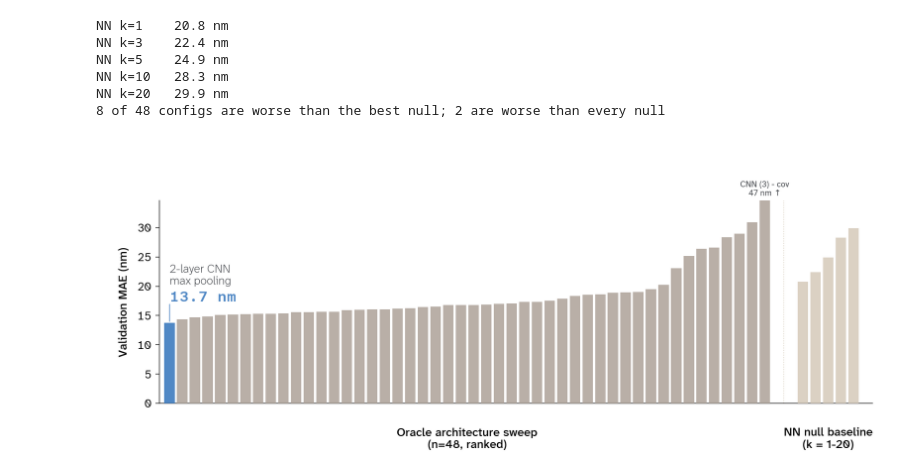
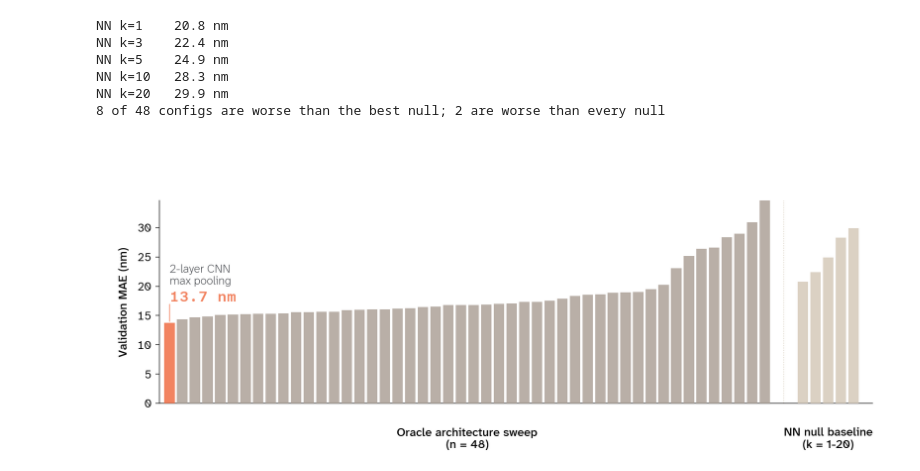
Before and after one commit to Arcadia-Science/FPguide, a Jupyter notebook: esm2_design/visualization.ipynb, the cells around one changed output. Drawn from its saved outputs; the diff is of its cells as text; code cells hidden in the pictures.

Commit message:
in silico design visualization update

```diff
--- a/esm2_design/visualization.ipynb
+++ b/esm2_design/visualization.ipynb
@@ -569,0 +678,17 @@ what* is meaningful, not how far apart groups sit.
+# %%
+dual = pd.read_csv(f"{CURATED}/dual_splits.csv").sort_values("index").reset_index(drop=True)
+# dual_splits.csv and peaks_assignments.csv are both built off the same curated index, so a
+# straight row check is enough to confirm dual lines up with curated (and so with x, y, ex, em).
+assert len(dual) == len(curated), "dual_splits.csv should cover exactly the curated set"
+assert (dual.name.to_numpy() == curated.name.to_numpy()).all(), "row order must match curated/x/y"
+
+ROLE_ORDER = ["train", "val", "test"]
+ctab = pd.crosstab(dual.surrogate_role, dual.oracle_role).reindex(
+    index=ROLE_ORDER, columns=ROLE_ORDER, fill_value=0)
+print(ctab)
+print()
+print("surrogate:", dual.surrogate_role.value_counts().reindex(ROLE_ORDER).to_dict())
+print("oracle:   ", dual.oracle_role.value_counts().reindex(ROLE_ORDER).to_dict())
+
+either_train = ((dual.surrogate_role == "train") | (dual.oracle_role == "train")).mean()
+print(f"\nat least one model trained on {either_train:.0%} of the 758 proteins")
@@ -757,7 +933,7 @@ print(f"{len(oracle_sweep)} configs | best {oracle_best['label']} at {oracle_bes
 48 configs | best CNN (2) - max at 13.7 nm val (12.1 nm test) | worst CNN (3) - cov at 47.3 nm
 # %%
 def oracle_nn_baseline(ks=K_SWEEP):
-    """Same embedding-NN null as Figure 3, on the oracle's ProstT5 cache and split."""
+    """Same embedding-NN null as Figure 5, on the oracle's ProstT5 cache and split."""
     peaks = np.load(f"{CURATED}/peaks.npy").astype(np.float32)
     H = np.load(f"{CURATED}/prostt5_residue_fp16.npy")
     Ls = np.load(f"{CURATED}/prostt5_residue_len.npy").astype(int)
@@ -790,18 +966,19 @@ NN k=10   28.3 nm
 NN k=20   29.9 nm
 8 of 48 configs are worse than the best null; 2 are worse than every null
 # %%
-# Same design as Figure 3: winner in HIGHLIGHT, everything else neutral, no legend, group labels
-# aligned under their own bars. One addition -- CNN (3) - cov is such a severe outlier (47 nm,
-# versus a 31 nm runner-up) that it would compress the other 47 bars into a sliver if the axis
-# stretched to fit it, so the axis is capped near the runner-up and that one bar is clipped and
-# labelled with its true value instead.
+# Same design as Figure 5, but the winner is called out in CONTRAST (orange) rather than
+# HIGHLIGHT, so the two sweep figures read as a pair with a distinct colour per model. CNN (3) -
+# cov is such a severe outlier (47 nm, versus a 31 nm runner-up) that it would compress the other
+# 47 bars into a sliver if the axis stretched to fit it, so the axis is capped near the runner-up
+# and that one bar is simply clipped -- still present in the chart, just cut off at the top, with
+# no callout text on it.
 oracle_ranked = oracle_sweep.sort_values("val_mae", ascending=True).reset_index(drop=True)
 oracle_null_items = list(oracle_nulls.items())
 oracle_best_row = oracle_ranked.iloc[0]
 GAP = 2.0
 x_cfg = np.arange(len(oracle_ranked))
 x_null = np.arange(len(oracle_null_items)) + len(oracle_ranked) + GAP
-bar_color = [HIGHLIGHT if i == 0 else NEUTRAL for i in range(len(oracle_ranked))]
+bar_color = [CONTRAST if i == 0 else NEUTRAL for i in range(len(oracle_ranked))]
 
 ylim_max = max(oracle_ranked["val_mae"].iloc[:-1].max(),
                max(v for _, v in oracle_null_items)) * 1.12
@@ -815,46 +992,38 @@ ax.bar(x_null, [v for _, v in oracle_null_items], color=NEUTRAL_SOFT, width=0.82
        edgecolor="none", zorder=3)
 ax.axvline(len(oracle_ranked) - 0.5 + GAP / 2, ls=(0, (2, 2)), color=NEUTRAL_SOFT, lw=0.75, zorder=2)
 
-# Bars past the axis limit are clipped automatically; mark them so a clipped bar doesn't read
-# as merely tied with the runner-up.
-overflow = oracle_ranked[oracle_ranked.val_mae > ylim_max]
-for idx, row in overflow.iterrows():
-    ax.annotate(f"{row['label']}\n{row.val_mae:.0f} nm ↑", xy=(idx, ylim_max), xycoords="data",
-                xytext=(0, 4), textcoords="offset points", ha="center", va="bottom",
-                fontsize=10.5, color=str(apc.charcoal))
-
 # Only the winner is labelled, with a leader line and its exact validation MAE set in the guide's
 # mono numerals, SemiBold for emphasis.
 best_text = f"{oracle_best_row.depth}-layer {BACKBONE_LABEL[oracle_best_row.arch]}\n{oracle_best_row['pool']} pooling"
 ax.annotate(best_text, xy=(0, oracle_best_row.val_mae), xycoords="data",
             xytext=(0, 46), textcoords="offset points", ha="left", va="bottom", **ANNOTATION)
 ax.annotate(f"{oracle_best_row.val_mae:.1f} nm", xy=(0, oracle_best_row.val_mae), xycoords="data",
             xytext=(0, 24), textcoords="offset points", ha="left", va="bottom",
-            **{**NUMBER_NOTE, "fontsize": 19, "fontweight": "semibold", "color": HIGHLIGHT})
+            **{**NUMBER_NOTE, "fontsize": 19, "fontweight": "semibold", "color": CONTRAST})
 ax.annotate("", xy=(0, oracle_best_row.val_mae),
             xytext=(0, oracle_best_row.val_mae + ylim_max * 0.10),
-            arrowprops=dict(arrowstyle="-", color=HIGHLIGHT, lw=1))
+            arrowprops=dict(arrowstyle="-", color=CONTRAST, lw=1))
 
 ax.set_xticks([])
 ax.set_xlim(-0.8, x_null.max() + 1.5)
 ax.set_ylim(0, ylim_max)
 ax.set_ylabel("Validation MAE (nm)")
 
 label_style = dict(fontsize=plt.rcParams["axes.labelsize"], color=plt.rcParams["axes.labelcolor"],
                    fontweight=plt.rcParams["axes.labelweight"])
-ax.text(x_cfg.mean(), -0.12, "Oracle architecture sweep\n(n=48, ranked)",
+ax.text(x_cfg.mean(), -0.12, "Oracle architecture sweep\n(n = 48)",
         transform=ax.get_xaxis_transform(), ha="center", va="top", **label_style)
 ax.text(x_null.mean(), -0.12, "NN null baseline\n(k = 1-20)",
         transform=ax.get_xaxis_transform(), ha="center", va="top", **label_style)
 
 apc.mpl.style_plot(ax, monospaced_axes="y")
 for side in ("top", "right"):
     ax.spines[side].set_visible(False)
 ax.tick_params(axis="x", length=0)
 
 fig.savefig(f"{FIGDIR}/peak_oracle_sweep_val_mae.svg")
 fig.savefig(f"{FIGDIR}/peak_oracle_sweep_val_mae.png", dpi=200)
 plt.show()
 # %% [output]
-[figure, old version]
+[figure, new version]
 # %% [markdown]
```
Also changed, not shown: parts of 19 cells of this notebook, 20 other files.
